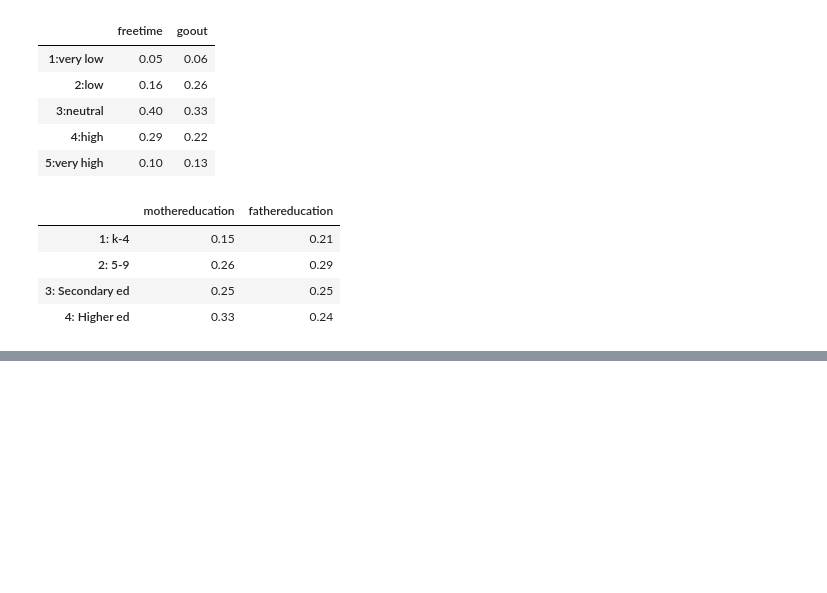
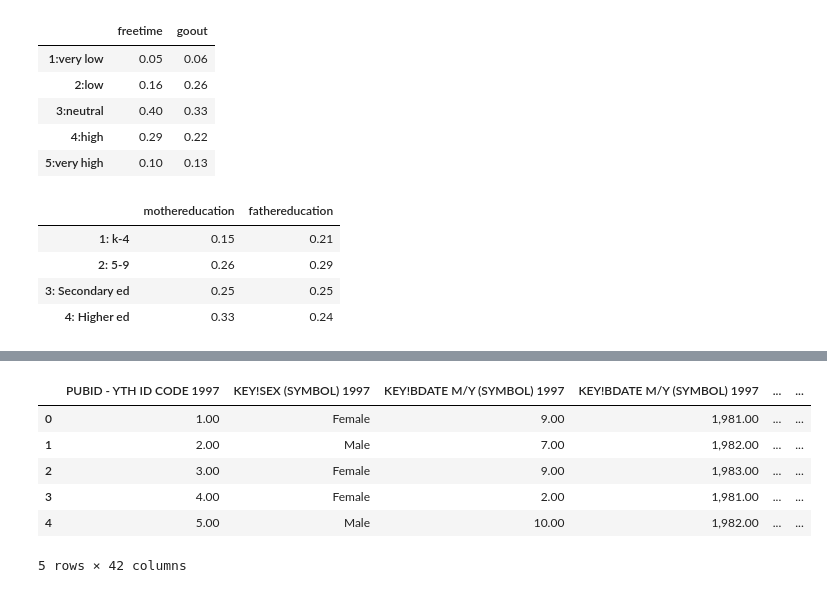
Before and after one commit to jamithireddy/python_data_cleaning, a Jupyter notebook: Python_Data_Cleaning_Cookbook.ipynb, the cells around one changed output, grey strips where cells are left out. Saved outputs shown, nothing was run; the diff lists cells and outputs as text; code cells hidden in the pictures; blank space fills up the shorter version.

```diff
--- a/Python_Data_Cleaning_Cookbook.ipynb
+++ b/Python_Data_Cleaning_Cookbook.ipynb
@@ -393,0 +459,12 @@ studentmath[['mothereducation','fathereducation']].apply(pd.Series.value_counts,
+# %%
+# Applying Column headers to the data
+nls97spss.columns=metaspss.column_labels
+nls97spss.head()
+# %% [output]
+|  | PUBID - YTH ID CODE 1997 | KEY!SEX (SYMBOL) 1997 | KEY!BDATE M/Y (SYMBOL) 1997 | KEY!BDATE M/Y (SYMBOL) 1997 | ... | ... |
+| 0 | 1.00 | Female | 9.00 | 1,981.00 | ... | ... |
+| 1 | 2.00 | Male | 7.00 | 1,982.00 | ... | ... |
+| 2 | 3.00 | Female | 9.00 | 1,983.00 | ... | ... |
+| 3 | 4.00 | Female | 2.00 | 1,981.00 | ... | ... |
+| 4 | 5.00 | Male | 10.00 | 1,982.00 | ... | ... |
+5 rows × 42 columns
```
Also changed, not shown: parts of 29 cells of this notebook.
